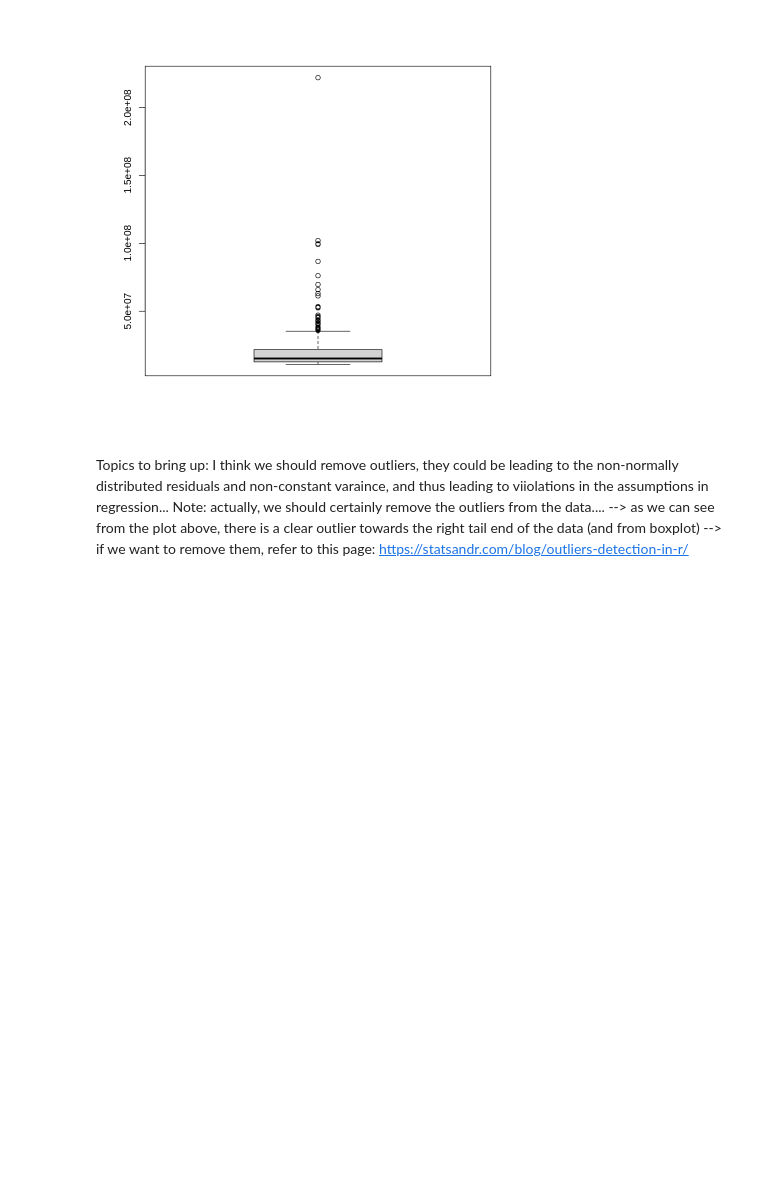
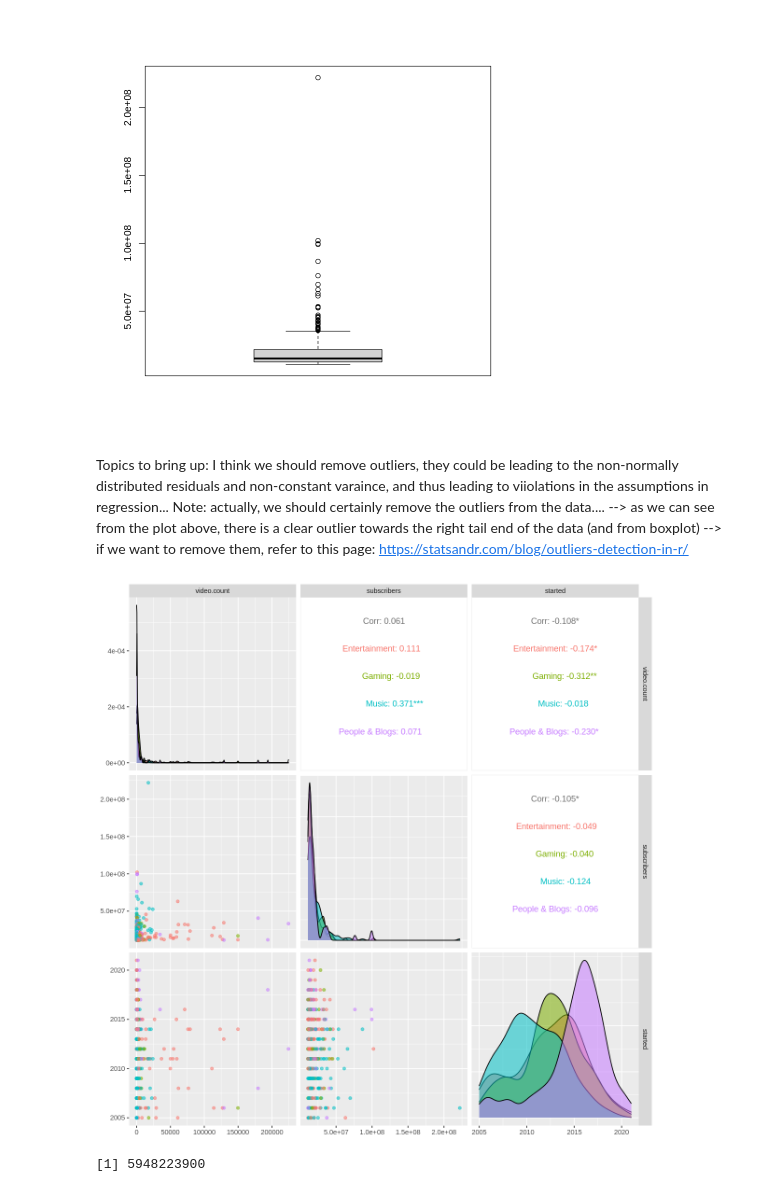
Before and after one commit to MalLikesCoding/Stat_306_group, a Jupyter notebook: group_2.ipynb, the cells around one changed output. Drawn from its saved outputs; the diff is of its cells as text; code cells hidden in the pictures; blank space fills up the shorter version.

```diff
--- a/group_2.ipynb
+++ b/group_2.ipynb
@@ -226,3 +199,23 @@ I think we should remove outliers, they could be leading to the non-normally dis
 Note: actually, we should certainly remove the outliers from the data....
 --> as we can see from the plot above, there is a clear outlier towards the right tail end of the data (and from boxplot)
 --> if we want to remove them, refer to this page: https://statsandr.com/blog/outliers-detection-in-r/
+# %%
+options(repr.plot.width = 10, repr.plot.height = 10)
+
+plots<-data_train%>%
+  select("video.count", "subscribers", "started") %>%
+  ggpairs(mapping = aes(color = data_train$category, alpha = 0.5))
+plots
+#dont really know how useful this plot is to be honest, but included it anyways
+# %% [output]
+[figure, added]
+# %%
+prediction_new_model<-new_model%>%
+    predict(data_test)
+
+rmse_new_model<-rmse(prediction_new_model, data_test$video.views)
+rmse_new_model
+#that is a terrible rmse, must mean we need to remove outliers to get better fit.
+#Thought: remove ou
+# %% [output]
+[1] 5948223900
```
Also changed, not shown: parts of 10 cells of this notebook.
